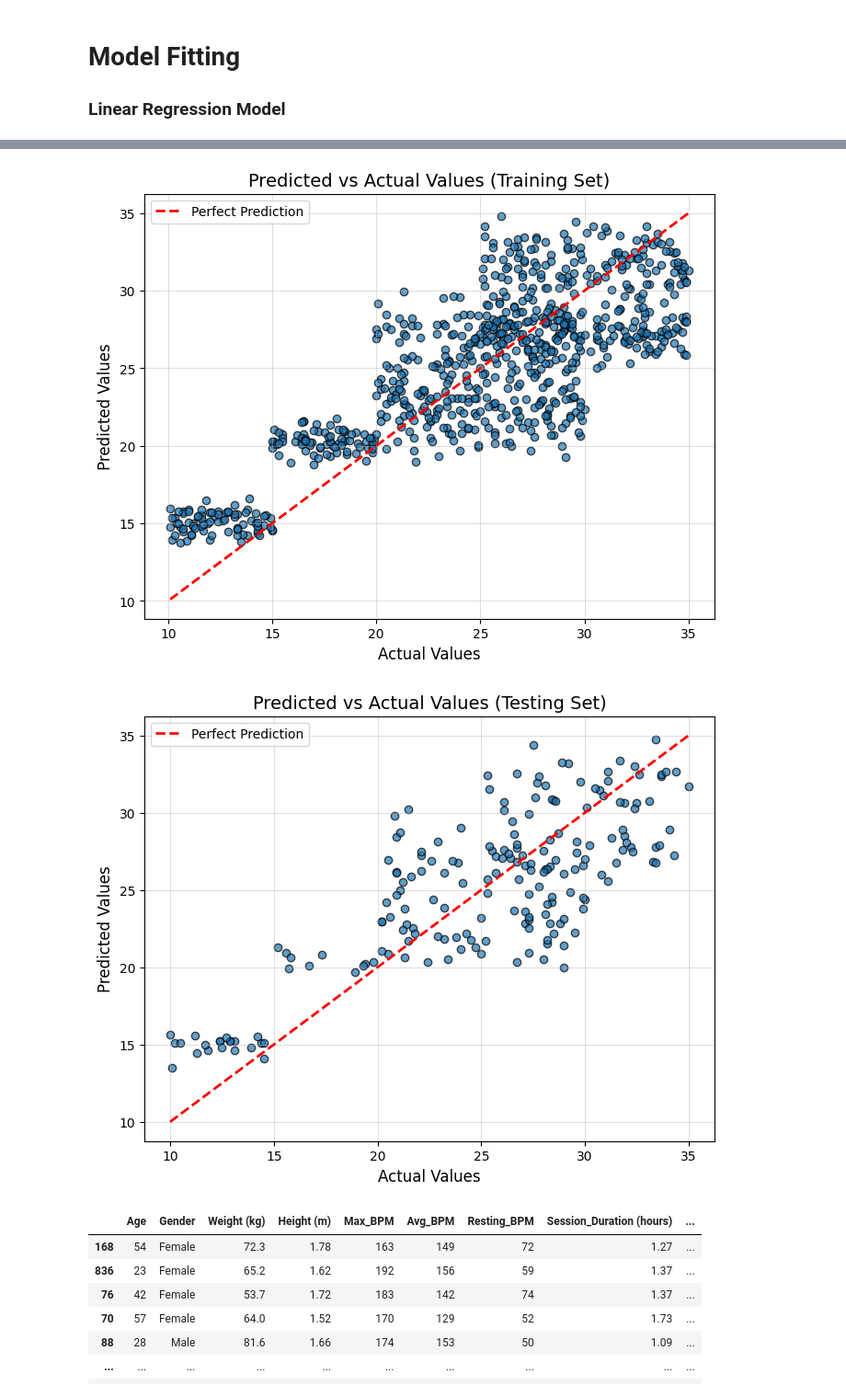
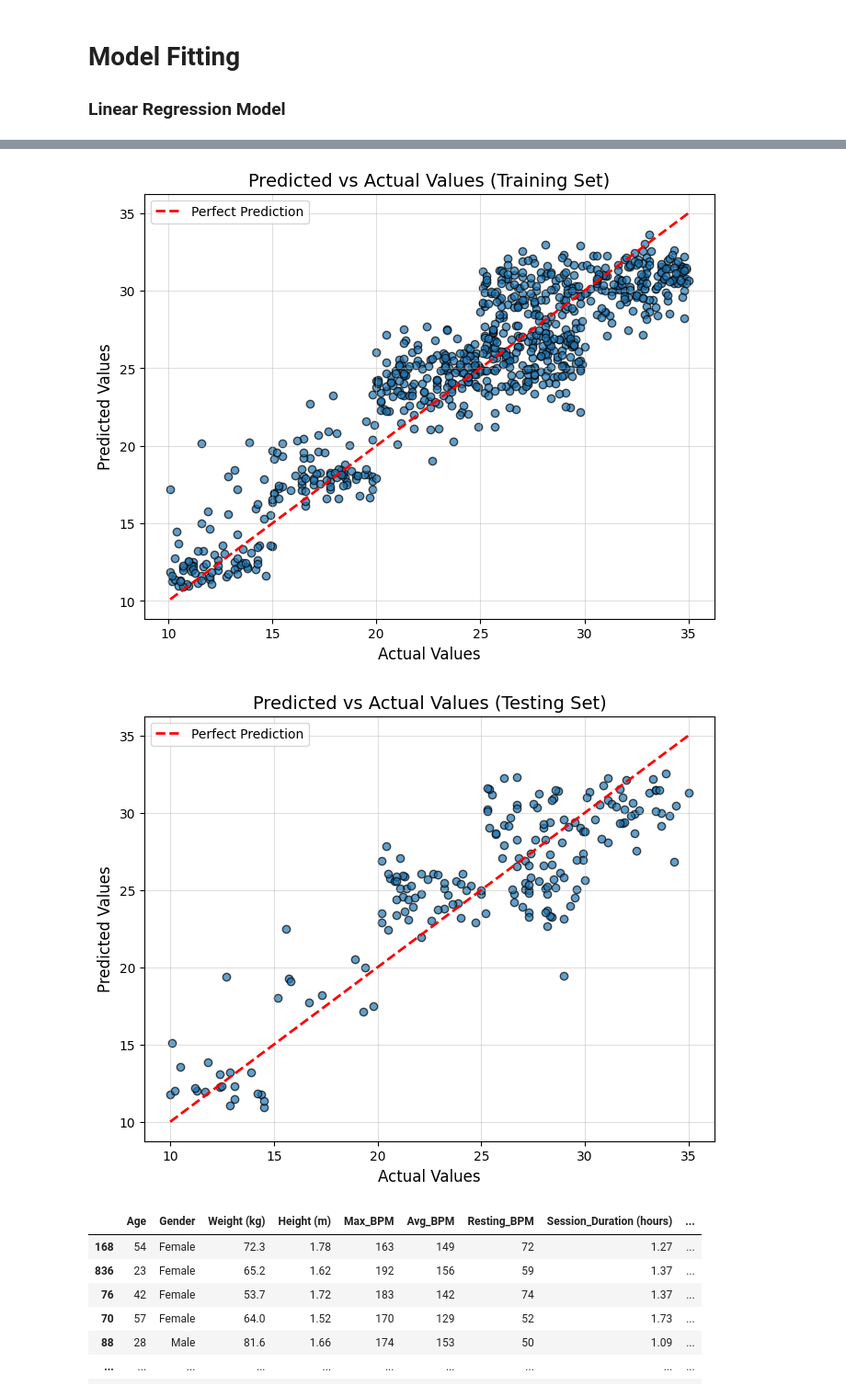
Before and after one commit to nimish0107/fat_percentage_predictor, a Jupyter notebook: model_training.ipynb, the cells around one changed output, grey strips where cells are left out. Shown at 92% size. Drawn from its saved outputs; the diff is of its cells as text; code cells hidden in the pictures.

Commit message:
implemented more models to compare and created the interface

```diff
--- a/model_training.ipynb
+++ b/model_training.ipynb
@@ -306,33 +383,16 @@ X_test_final.head()
 # %%
-# Initialize the Linear Regression model
-lr_model = LinearRegression()
-
-# Fit the model to the training data
-lr_model.fit(X_train_final, y_train)
-
-# Make predictions on the training set
-y_train_pred = lr_model.predict(X_train_final)
-
-# Make predictions on the test set
-y_test_pred = lr_model.predict(X_test_final)
-
-# Evaluate the model performance
-train_mse = mean_squared_error(y_train, y_train_pred)
-test_mse = mean_squared_error(y_test, y_test_pred)
-train_mae = mean_absolute_error(y_train, y_train_pred)
-test_mae = mean_absolute_error(y_test, y_test_pred)
-train_r2 = r2_score(y_train, y_train_pred)
-test_r2 = r2_score(y_test, y_test_pred)
-
+best_model = ('KNN',models['KNN'])
+print('\n')
+print(f"Best Model: {best_model[0]}")
 # Print evaluation metrics
 print(f"Training Set Performance:")
-print(f"- Mean Squared Error: {train_mse:.3f}")
-print(f"- Mean Absolute Error: {train_mae:.3f}")
-print(f"- R^2 Score: {train_r2:.3f}")
+print(f"- Mean Squared Error: {train_results[best_model[0]].mse:.3f}")
+print(f"- Mean Absolute Error: {train_results[best_model[0]].mae:.3f}")
+print(f"- R^2 Score: {train_results[best_model[0]].r2:.3f}")
 print("\nTesting Set Performance:")
-print(f"- Mean Squared Error: {test_mse:.3f}")
-print(f"- Mean Absolute Error: {test_mae:.3f}")
-print(f"- R^2 Score: {test_r2:.3f}")
+print(f"- Mean Squared Error: {test_results[best_model[0]].mse:.3f}")
+print(f"- Mean Absolute Error: {test_results[best_model[0]].mae:.3f}")
+print(f"- R^2 Score: {test_results[best_model[0]].r2:.3f}")
 
-joblib.dump(lr_model,'model/lr_model.pkl')
+joblib.dump(best_model[1], 'model/best_model.pkl')
 # %% [output]
@@ -349,23 +410,25 @@ Testing Set Performance:
 # %%
 def plot_results(y_true, y_pred, dataset_type):
     plt.figure(figsize=(8, 6))
     plt.scatter(y_true, y_pred, alpha=0.7, edgecolor='k')
     plt.plot([y_true.min(), y_true.max()], [y_true.min(), y_true.max()], 'r--', lw=2, label='Perfect Prediction')
     plt.title(f"Predicted vs Actual Values ({dataset_type} Set)", fontsize=14)
     plt.xlabel("Actual Values", fontsize=12)
     plt.ylabel("Predicted Values", fontsize=12)
     plt.legend()
     plt.grid(alpha=0.4)
     plt.show()
 
+y_train_pred = best_model[1].predict(X_train_final)
+y_test_pred = best_model[1].predict(X_test_final)
 # Plot for training set
 plot_results(y_train, y_train_pred, "Training")
 
 # Plot for testing set
 plot_results(y_test, y_test_pred, "Testing")
 # %% [output]
-[figure, old version]
+[figure, new version]
-[figure, old version]
+[figure, new version]
 # %%
 def test(X_test):
     X_test = X_test.copy()
```
Also changed, not shown: parts of 11 cells of this notebook, 5 other files.
